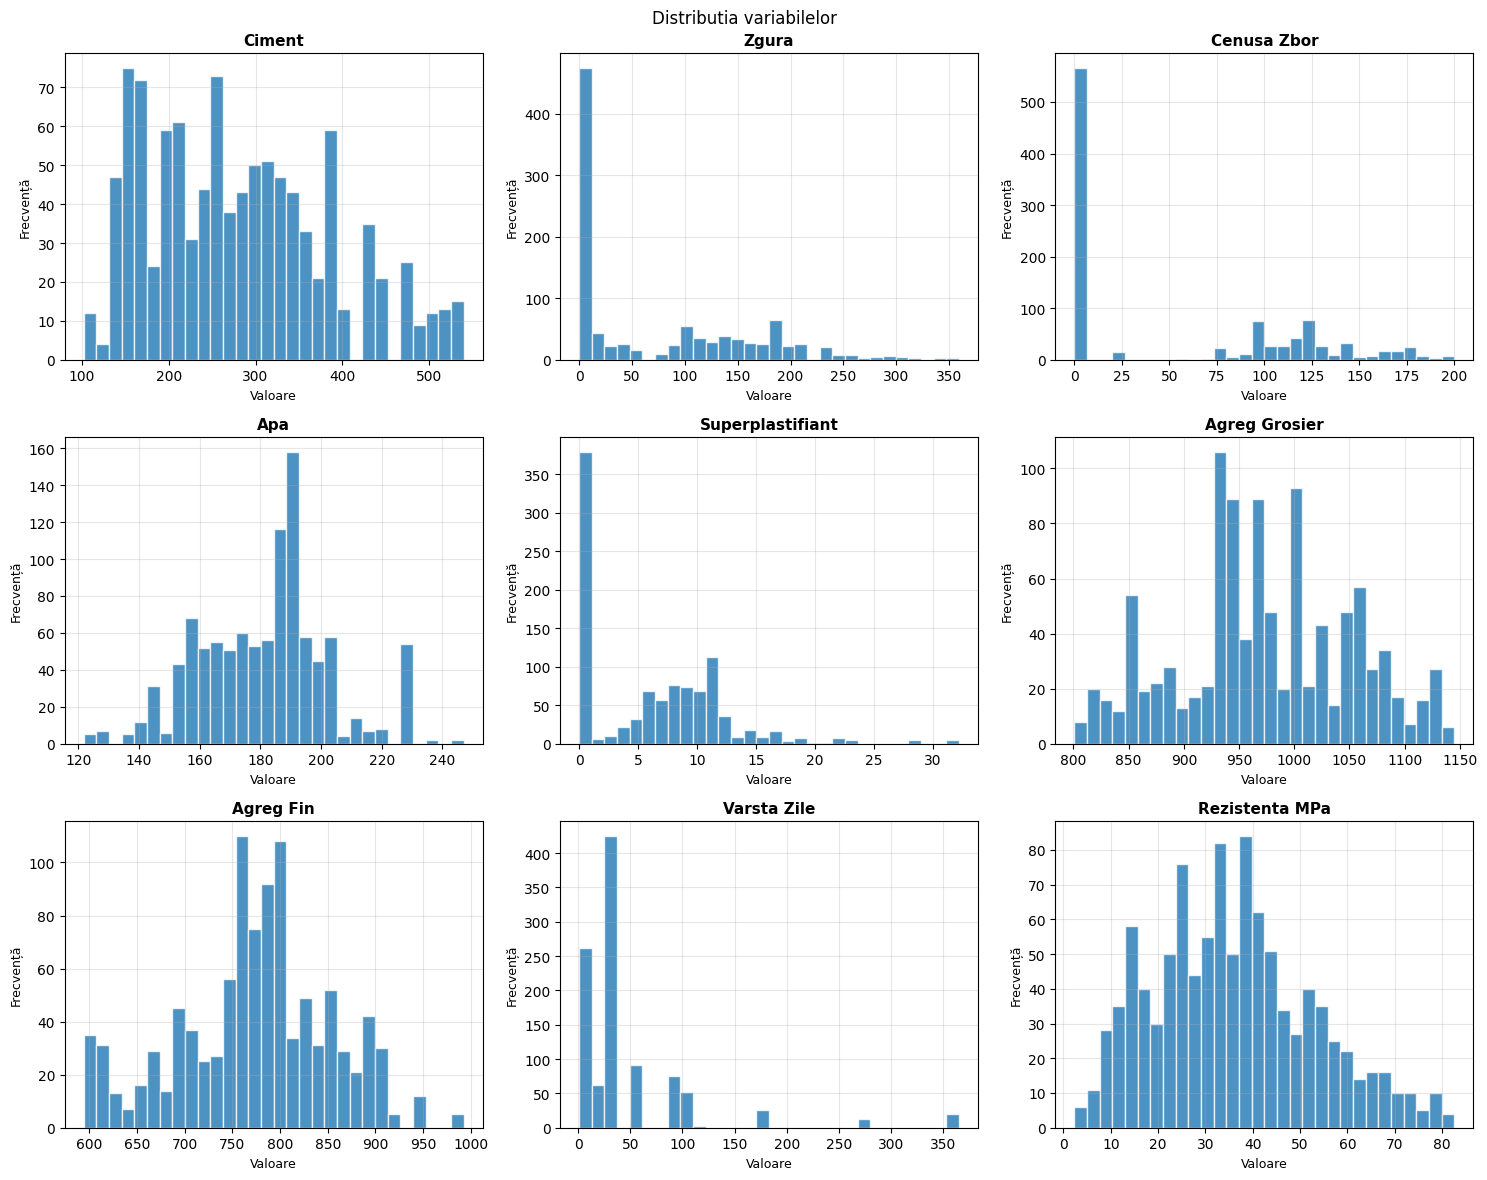
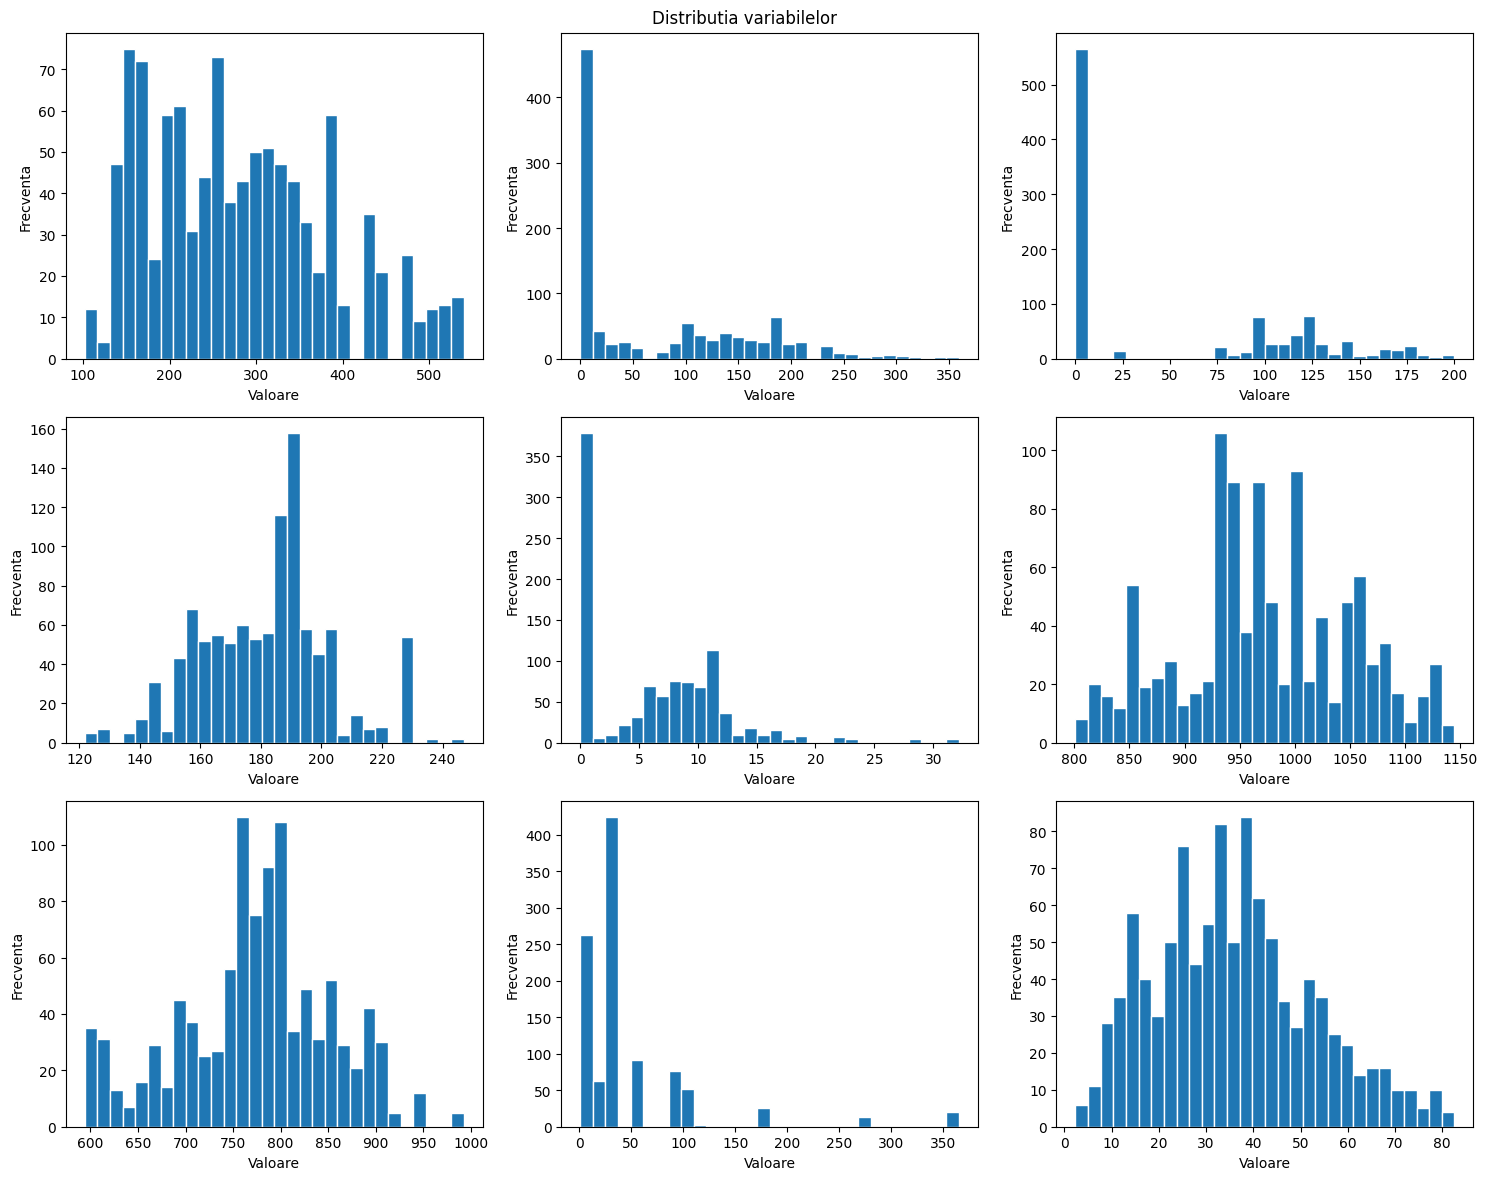
Code edit (unified diff) that turned the first committed figure into the second:
--- before
+++ after
@@ -8,9 +8,7 @@
     ax = axes.flatten()[i]
 
-    ax.hist(df[col], bins=30, alpha=0.8, edgecolor='white')
-    ax.set_title(col.replace('_', ' '), fontsize=11, fontweight='bold')
-    ax.set_xlabel('Valoare', fontsize=9)
-    ax.set_ylabel('Frecvență', fontsize=9)
-    ax.grid(True, alpha=0.3)
+    ax.hist(df[col], bins=30,edgecolor='white')
+    ax.set_xlabel('Valoare')
+    ax.set_ylabel('Frecventa')
 
 plt.tight_layout()

Commit: finish